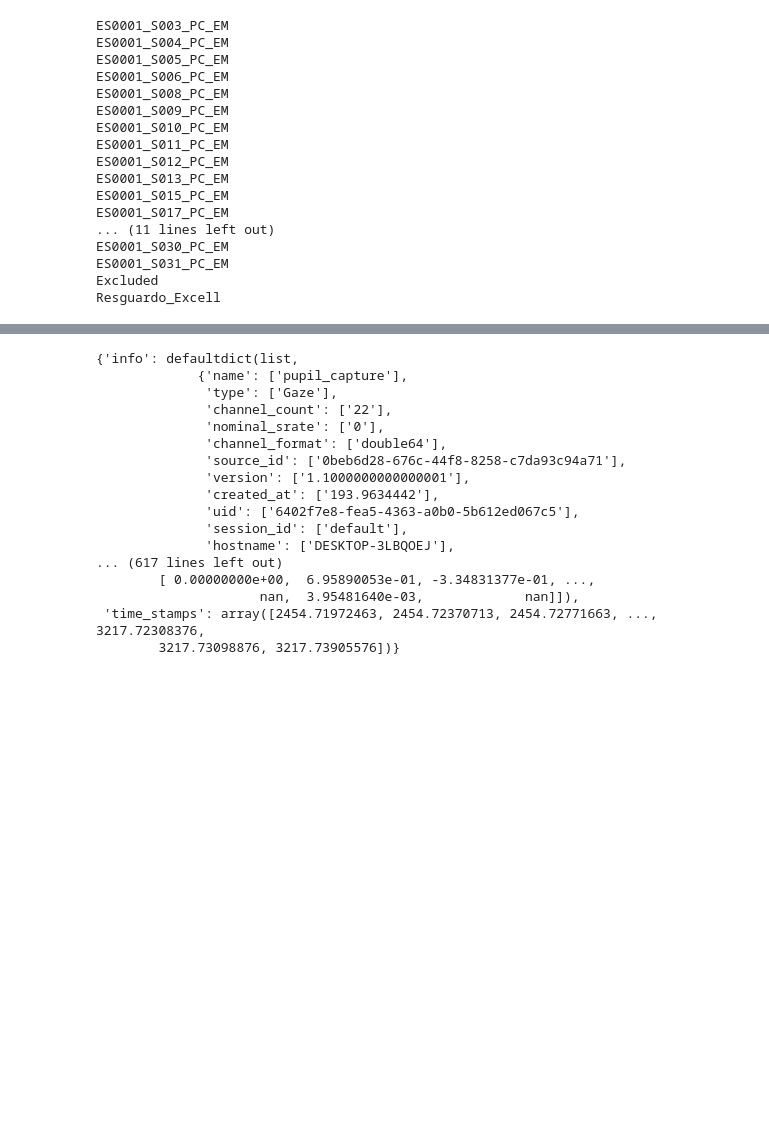
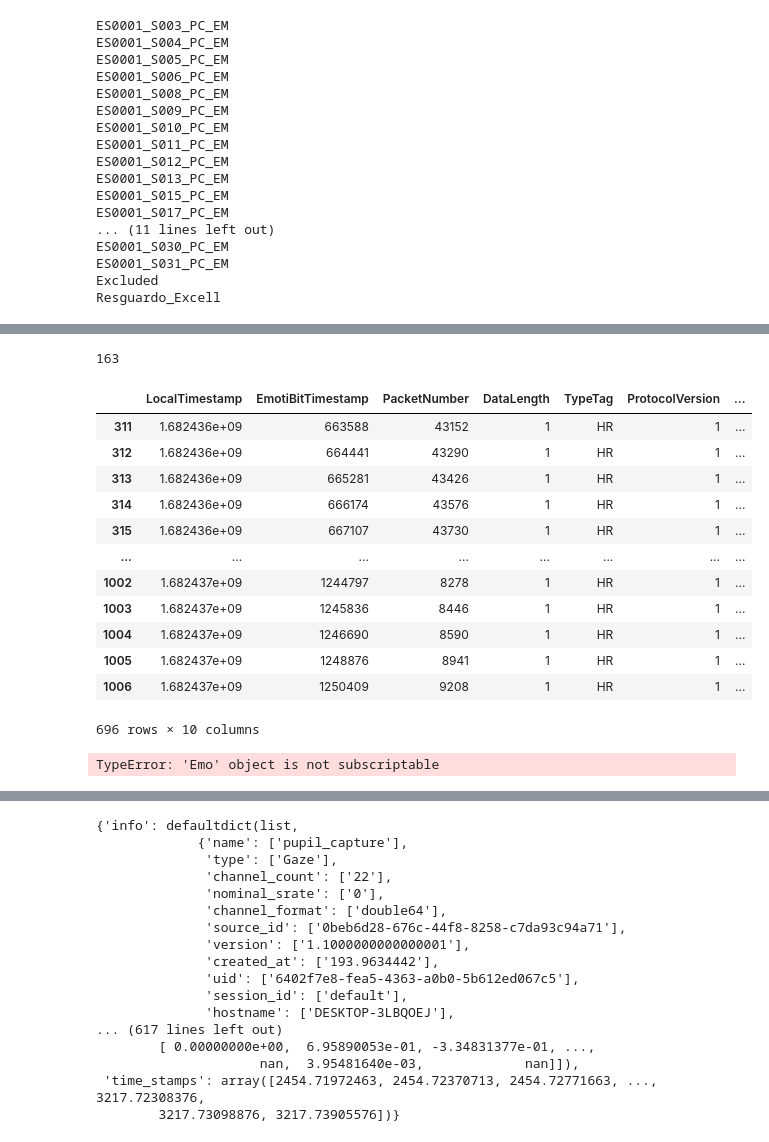
Before and after one commit to Rockyneuron/pupil_labs_analysis, a Jupyter notebook: analysis/emotibit/reading_emotibit_data.ipynb, the cells around one changed output, grey strips where cells are left out. Drawn from its saved outputs; the diff is of its cells as text; code cells hidden in the pictures; blank space fills up the shorter version.

```diff
--- a/analysis/emotibit/reading_emotibit_data.ipynb
+++ b/analysis/emotibit/reading_emotibit_data.ipynb
@@ -95,3 +316,30 @@ df.plot(x='LocalTimestamp',y='DataReliability')
+# %%
+hr=subject.heart_rate
+hr
+g=np.unique(hr.loc[~hr['asset'].isna(),'asset'])
+len(g)
+# %% [output]
+163
+# %%
+hr.loc[~hr['asset'].isna(),:]
+# %% [output]
+|  | LocalTimestamp | EmotiBitTimestamp | PacketNumber | DataLength | TypeTag | ProtocolVersion | ... |
+| 311 | 1.682436e+09 | 663588 | 43152 | 1 | HR | 1 | ... |
+| 312 | 1.682436e+09 | 664441 | 43290 | 1 | HR | 1 | ... |
+| 313 | 1.682436e+09 | 665281 | 43426 | 1 | HR | 1 | ... |
+| 314 | 1.682436e+09 | 666174 | 43576 | 1 | HR | 1 | ... |
+| 315 | 1.682436e+09 | 667107 | 43730 | 1 | HR | 1 | ... |
+| ... | ... | ... | ... | ... | ... | ... | ... |
+| 1002 | 1.682437e+09 | 1244797 | 8278 | 1 | HR | 1 | ... |
+| 1003 | 1.682437e+09 | 1245836 | 8446 | 1 | HR | 1 | ... |
+| 1004 | 1.682437e+09 | 1246690 | 8590 | 1 | HR | 1 | ... |
+| 1005 | 1.682437e+09 | 1248876 | 8941 | 1 | HR | 1 | ... |
+| 1006 | 1.682437e+09 | 1250409 | 9208 | 1 | HR | 1 | ... |
+696 rows × 10 columns
+# %%
+subject['asset']
+# %% [output]
+TypeError: 'Emo' object is not subscriptable
 # %%
 import pyxdf
 data,header=pyxdf.load_xdf(recording_location)
```
Also changed, not shown: parts of 27 cells of this notebook.
